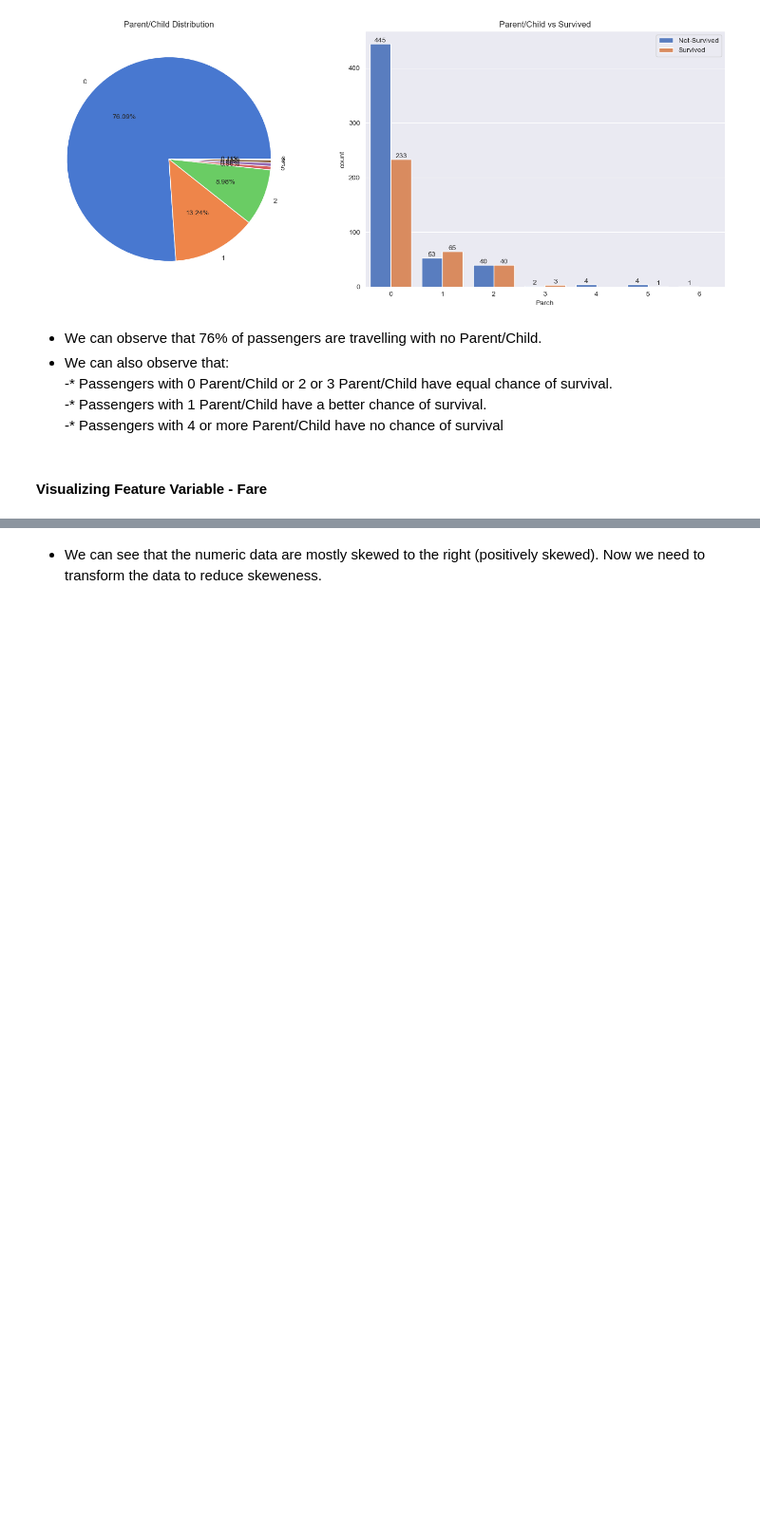
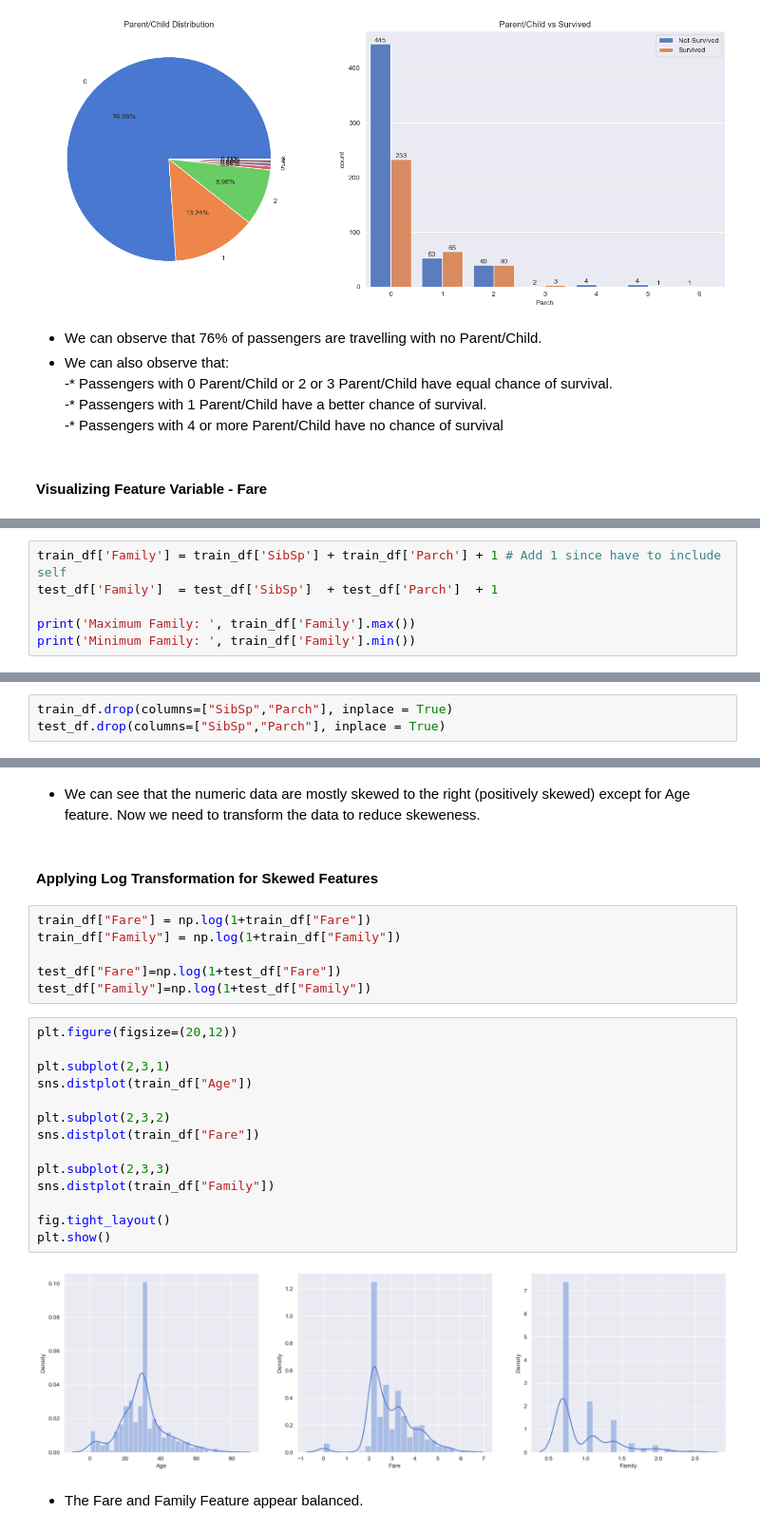
Before and after one commit to adeke910/TITANIC, a Jupyter notebook: titanic.ipynb, the cells around one changed output, grey strips where cells are left out. Shown: that part at 95% size. Saved outputs shown, nothing was run; the diff lists cells and outputs as text; blank space fills up the shorter version.

```diff
--- a/titanic.ipynb
+++ b/titanic.ipynb
@@ -420,0 +480,6 @@ plt.show()
+# %%
+train_df['Family'] = train_df['SibSp'] + train_df['Parch'] + 1 # Add 1 since have to include self
+test_df['Family']  = test_df['SibSp']  + test_df['Parch']  + 1
+
+print('Maximum Family: ', train_df['Family'].max())
+print('Minimum Family: ', train_df['Family'].min())
@@ -421 +489,4 @@ plt.show()
+# %%
+train_df.drop(columns=["SibSp","Parch"], inplace = True)
+test_df.drop(columns=["SibSp","Parch"], inplace = True)
 # %%
@@ -488,2 +536,28 @@ plt.show()
 # %% [markdown]
-- We can see that the numeric data are mostly skewed to the right (positively skewed). Now we need to transform the data to reduce skeweness.
+- We can see that the numeric data are mostly skewed to the right (positively skewed) except for Age feature. Now we need to transform the data to reduce skeweness.
+# %% [markdown]
+#### Applying Log Transformation for Skewed Features
+# %%
+train_df["Fare"] = np.log(1+train_df["Fare"])
+train_df["Family"] = np.log(1+train_df["Family"])
+
+test_df["Fare"]=np.log(1+test_df["Fare"])
+test_df["Family"]=np.log(1+test_df["Family"])
+# %%
+plt.figure(figsize=(20,12))
+
+plt.subplot(2,3,1)
+sns.distplot(train_df["Age"])
+
+plt.subplot(2,3,2)
+sns.distplot(train_df["Fare"])
+
+plt.subplot(2,3,3)
+sns.distplot(train_df["Family"])
+
+fig.tight_layout()
+plt.show()
+# %% [output]
+[figure, added]
+# %% [markdown]
+- The Fare and Family Feature appear balanced.
```
Also changed, not shown: parts of 43 cells of this notebook.
